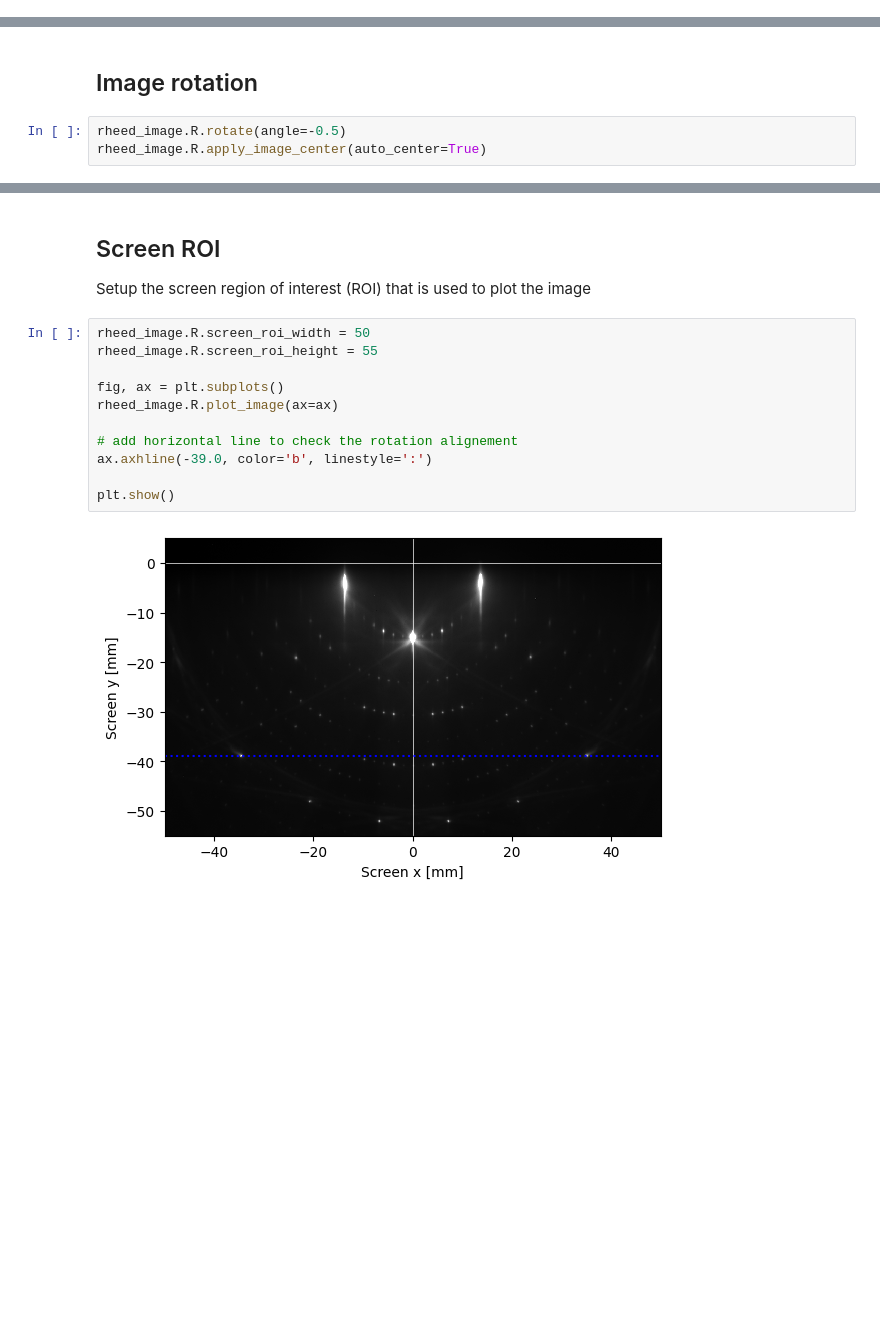
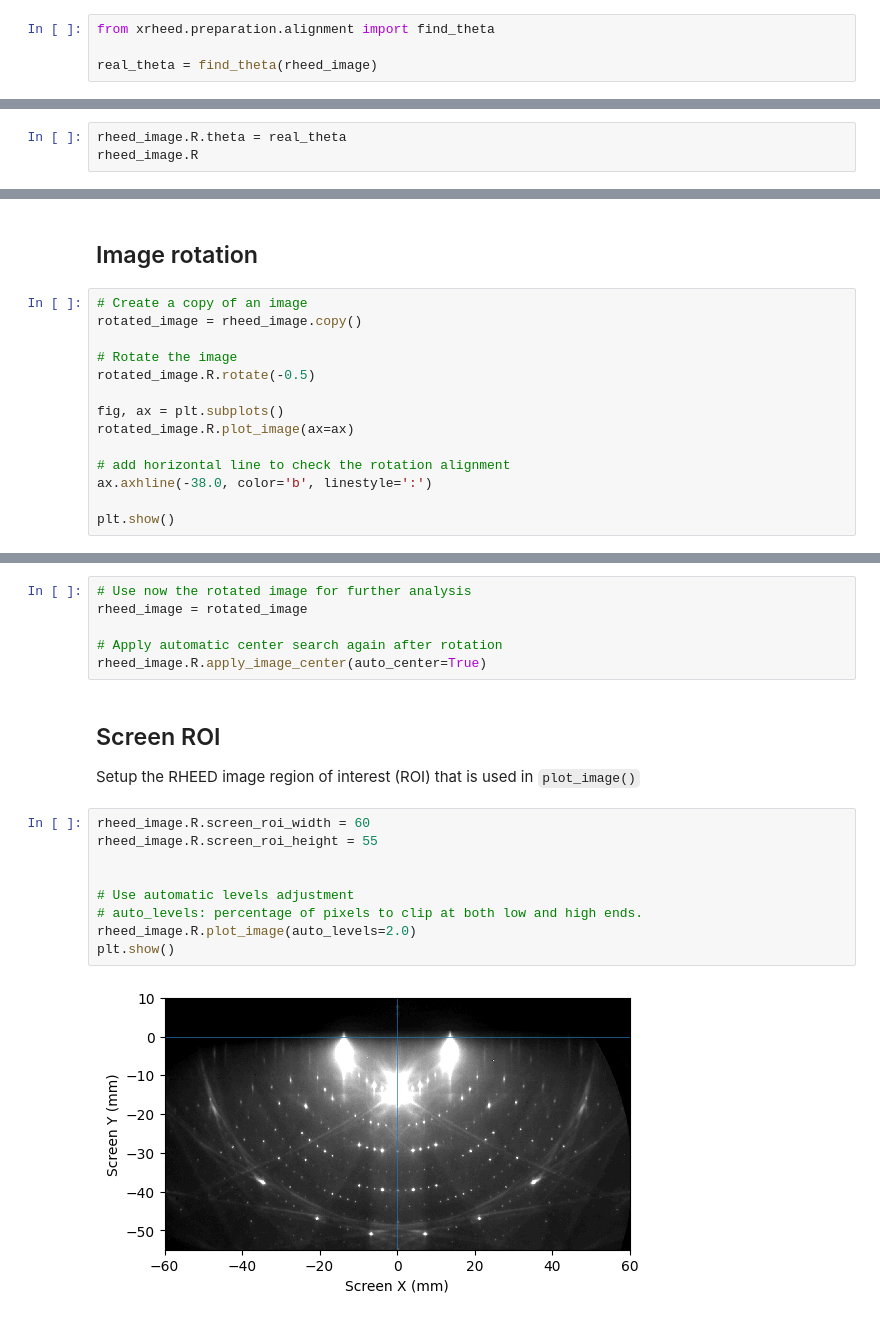
Before and after one commit to mkopciuszynski/xrheed, a Jupyter notebook: docs/source/notebooks/getting_started.ipynb, the cells around one changed output, grey strips where cells are left out. Drawn from its saved outputs; the diff is of its cells as text; blank space fills up the shorter version.

```diff
--- a/docs/source/notebooks/getting_started.ipynb
+++ b/docs/source/notebooks/getting_started.ipynb
@@ -115,0 +116,4 @@ rheed_image.R.plot_image()
+# %%
+from xrheed.preparation.alignment import find_theta
+
+real_theta = find_theta(rheed_image)
@@ -115,0 +126,3 @@ rheed_image.R.plot_image()
+# %%
+rheed_image.R.theta = real_theta
+rheed_image.R
@@ -116,5 +136,16 @@ rheed_image.R.plot_image()
 # %% [markdown]
 ## Image rotation
 # %%
-rheed_image.R.rotate(angle=-0.5)
-rheed_image.R.apply_image_center(auto_center=True)
+# Create a copy of an image
+rotated_image = rheed_image.copy()
+
+# Rotate the image
+rotated_image.R.rotate(-0.5)
+
+fig, ax = plt.subplots()
+rotated_image.R.plot_image(ax=ax)
+
+# add horizontal line to check the rotation alignment
+ax.axhline(-38.0, color='b', linestyle=':')
+
+plt.show()
@@ -121,19 +154,23 @@ rheed_image.R.apply_image_center(auto_center=True)
+# %%
+# Use now the rotated image for further analysis
+rheed_image = rotated_image
+
+# Apply automatic center search again after rotation
+rheed_image.R.apply_image_center(auto_center=True)
 # %% [markdown]
 ## Screen ROI
-Setup the screen region of interest (ROI) that is used to plot the image
+Setup the RHEED image region of interest (ROI) that is used in `plot_image()`
 # %%
-rheed_image.R.screen_roi_width = 50
+rheed_image.R.screen_roi_width = 60
 rheed_image.R.screen_roi_height = 55
 
-fig, ax = plt.subplots()
-rheed_image.R.plot_image(ax=ax)
 
-# add horizontal line to check the rotation alignement
-ax.axhline(-39.0, color='b', linestyle=':')
-
+# Use automatic levels adjustment
+# auto_levels: percentage of pixels to clip at both low and high ends.
+rheed_image.R.plot_image(auto_levels=2.0)
 plt.show()
 # %% [output]
-[figure, old version]
+[figure, new version]
 # %% [markdown]
 ## High pass filter
 
```
Also changed, not shown: parts of 19 cells of this notebook.
